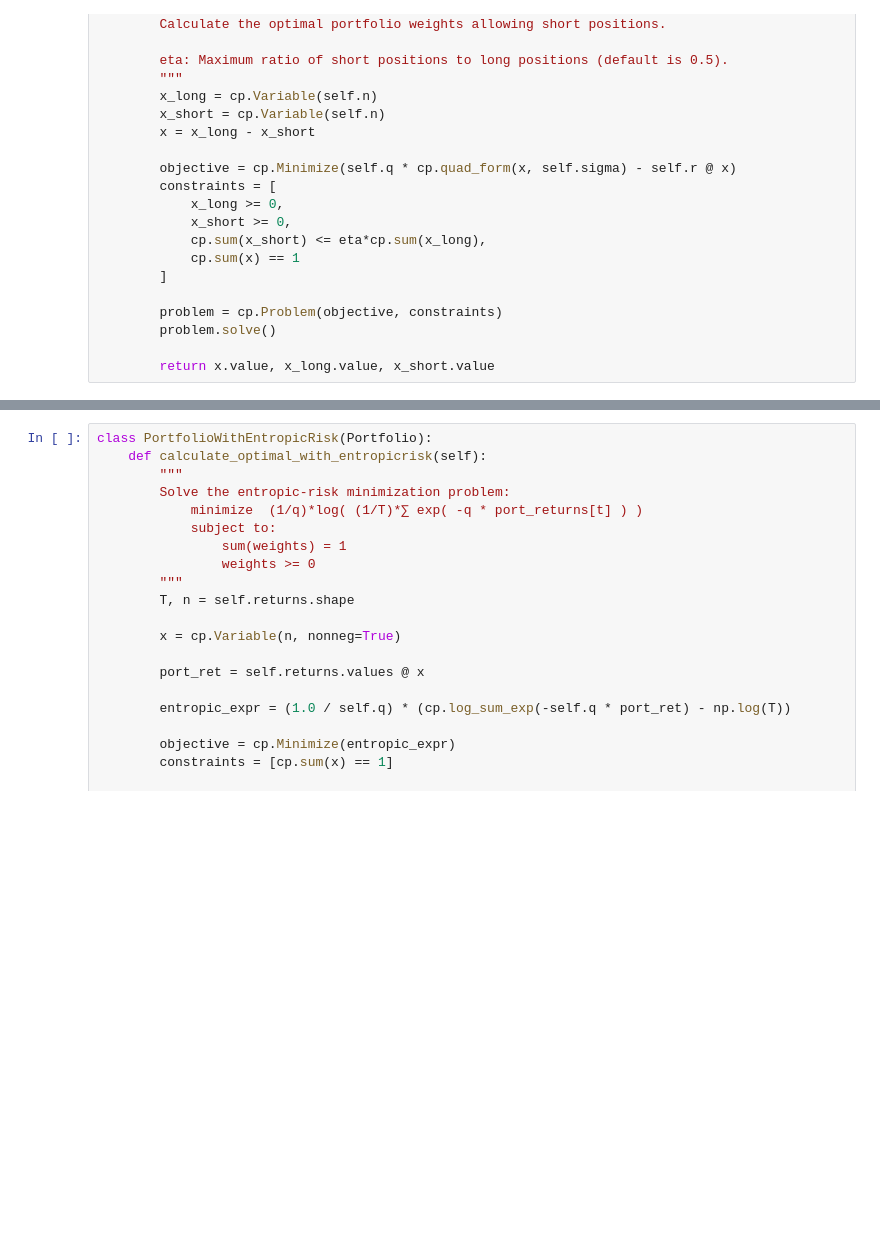
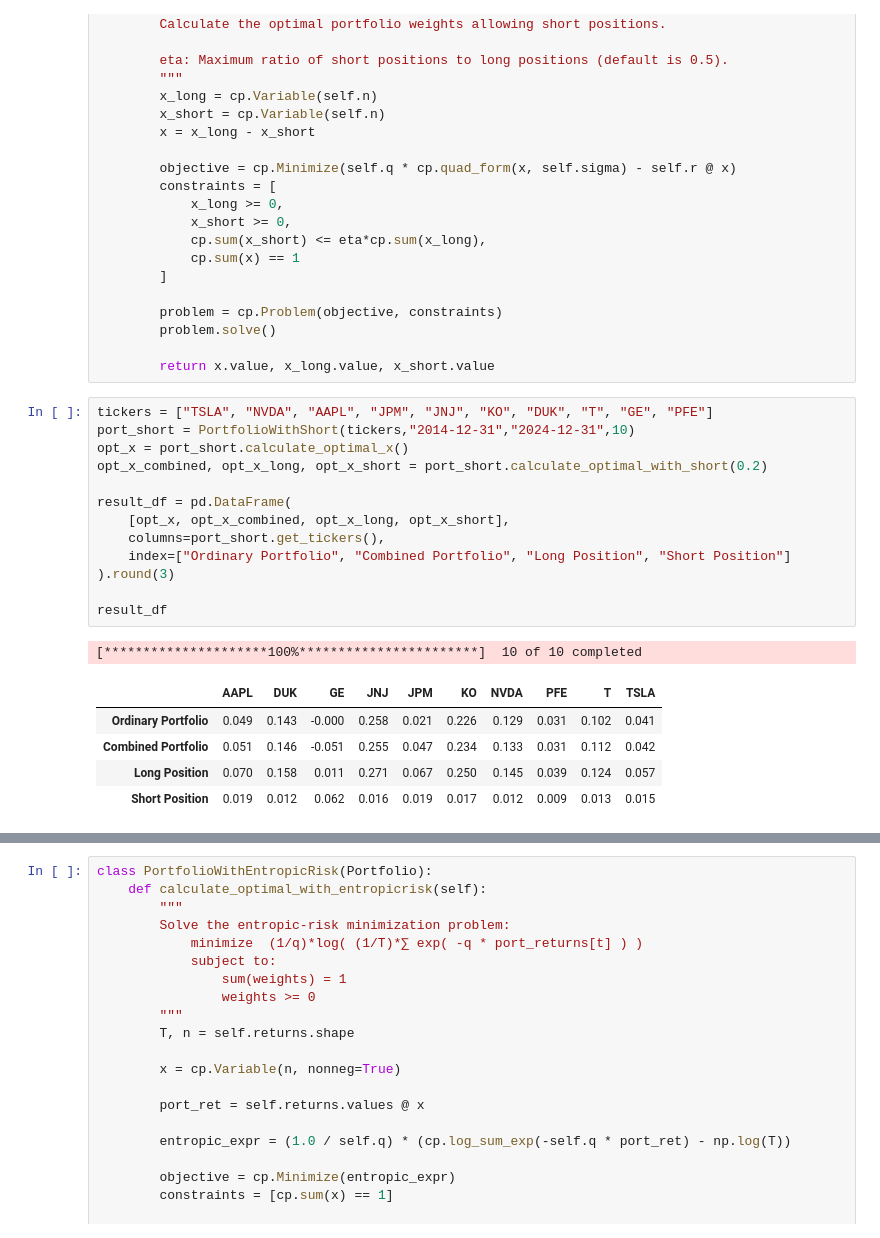
Before and after one commit to jchhong/math441-convex-opt, a Jupyter notebook: main.ipynb, the cells around one changed output, grey strips where cells are left out. Saved outputs shown, nothing was run; the diff lists cells and outputs as text; blank space fills up the shorter version.

Commit message:
combined visulizations

```diff
--- a/main.ipynb
+++ b/main.ipynb
@@ -222,6 +244,26 @@ class PortfolioWithShort(Portfolio):
         problem.solve()
 
         return x.value, x_long.value, x_short.value
+# %%
+tickers = ["TSLA", "NVDA", "AAPL", "JPM", "JNJ", "KO", "DUK", "T", "GE", "PFE"]
+port_short = PortfolioWithShort(tickers,"2014-12-31","2024-12-31",10)
+opt_x = port_short.calculate_optimal_x()
+opt_x_combined, opt_x_long, opt_x_short = port_short.calculate_optimal_with_short(0.2)
+
+result_df = pd.DataFrame(
+    [opt_x, opt_x_combined, opt_x_long, opt_x_short],
+    columns=port_short.get_tickers(),
+    index=["Ordinary Portfolio", "Combined Portfolio", "Long Position", "Short Position"]
+).round(3)
+
+result_df
+# %% [output]
+[*********************100%***********************]  10 of 10 completed
+|  | AAPL | DUK | GE | JNJ | JPM | KO | NVDA | PFE | T | TSLA |
+| Ordinary Portfolio | 0.049 | 0.143 | -0.000 | 0.258 | 0.021 | 0.226 | 0.129 | 0.031 | 0.102 | 0.041 |
+| Combined Portfolio | 0.051 | 0.146 | -0.051 | 0.255 | 0.047 | 0.234 | 0.133 | 0.031 | 0.112 | 0.042 |
+| Long Position | 0.070 | 0.158 | 0.011 | 0.271 | 0.067 | 0.250 | 0.145 | 0.039 | 0.124 | 0.057 |
+| Short Position | 0.019 | 0.012 | 0.062 | 0.016 | 0.019 | 0.017 | 0.012 | 0.009 | 0.013 | 0.015 |
 # %%
 tickers = ["TSLA", "NVDA", "AAPL", "JPM", "JNJ", "KO", "DUK", "T", "GE", "PFE"]
 port_short = PortfolioWithShort(tickers,"2014-12-31","2024-12-31",10)
```
Also changed, not shown: parts of 40 cells of this notebook, 4 other files.
